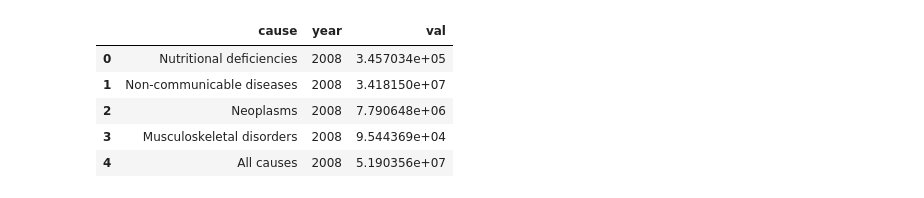
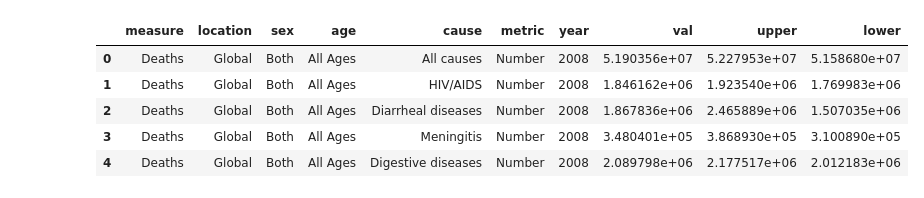
Before and after one commit to ShalevShahar/World-Population, a Jupyter notebook: static/Death/causeOfDeath.ipynb, the cells around one changed output. Cells and saved outputs as stored; diff of their text form; code cells hidden in the pictures.

```diff
--- a/static/Death/causeOfDeath.ipynb
+++ b/static/Death/causeOfDeath.ipynb
@@ -3,16 +3,16 @@ import pandas as pd
 import numpy as np
 from sklearn.linear_model import LinearRegression
 # %%
-data = pd.read_csv('total_simple_data.csv')
+data = pd.read_csv('death1.csv')
 df = pd.DataFrame(data)
 df.head()
 # %% [output]
-|  | cause | year | val |
-| 0 | Nutritional deficiencies | 2008 | 3.457034e+05 |
-| 1 | Non-communicable diseases | 2008 | 3.418150e+07 |
-| 2 | Neoplasms | 2008 | 7.790648e+06 |
-| 3 | Musculoskeletal disorders | 2008 | 9.544369e+04 |
-| 4 | All causes | 2008 | 5.190356e+07 |
+|  | measure | location | sex | age | cause | metric | year | val | upper | lower |
+| 0 | Deaths | Global | Both | All Ages | All causes | Number | 2008 | 5.190356e+07 | 5.227953e+07 | 5.158680e+07 |
+| 1 | Deaths | Global | Both | All Ages | HIV/AIDS | Number | 2008 | 1.846162e+06 | 1.923540e+06 | 1.769983e+06 |
+| 2 | Deaths | Global | Both | All Ages | Diarrheal diseases | Number | 2008 | 1.867836e+06 | 2.465889e+06 | 1.507035e+06 |
+| 3 | Deaths | Global | Both | All Ages | Meningitis | Number | 2008 | 3.480401e+05 | 3.868930e+05 | 3.100890e+05 |
+| 4 | Deaths | Global | Both | All Ages | Digestive diseases | Number | 2008 | 2.089798e+06 | 2.177517e+06 | 2.012183e+06 |
 # %%
 df_pivot = df.pivot(index ='cause', columns ='year', values='val')
 df_pivot.head()
```
Also changed, not shown: parts of 3 cells of this notebook, 3 other files.
